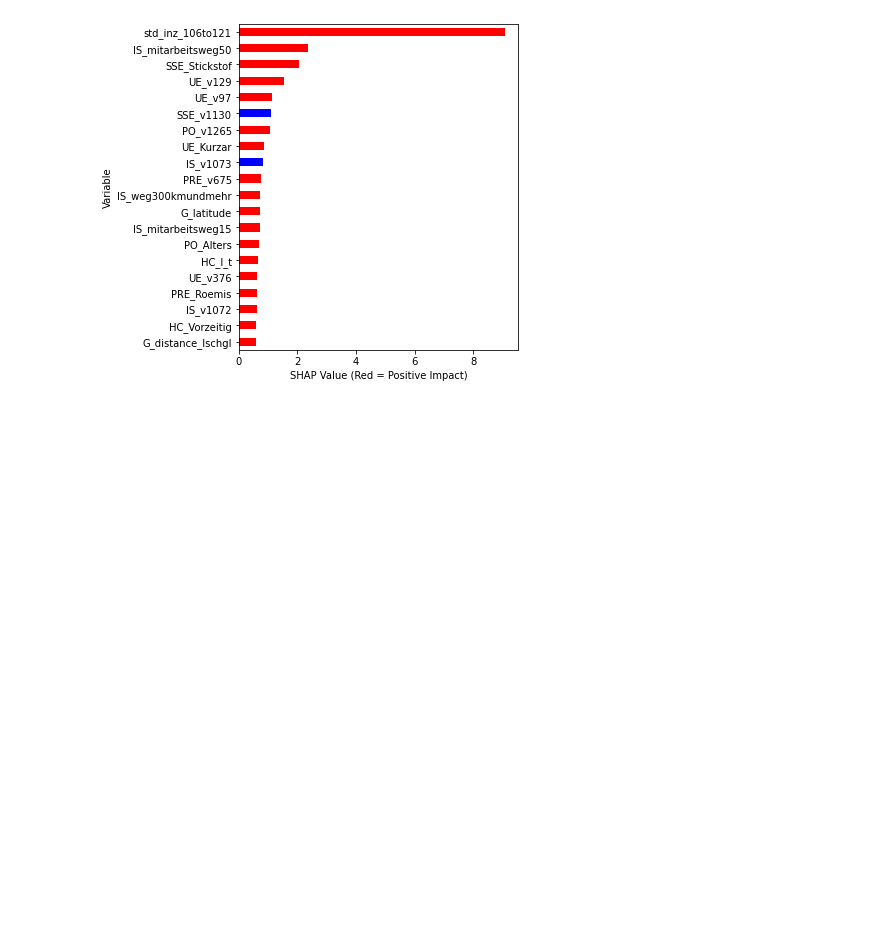
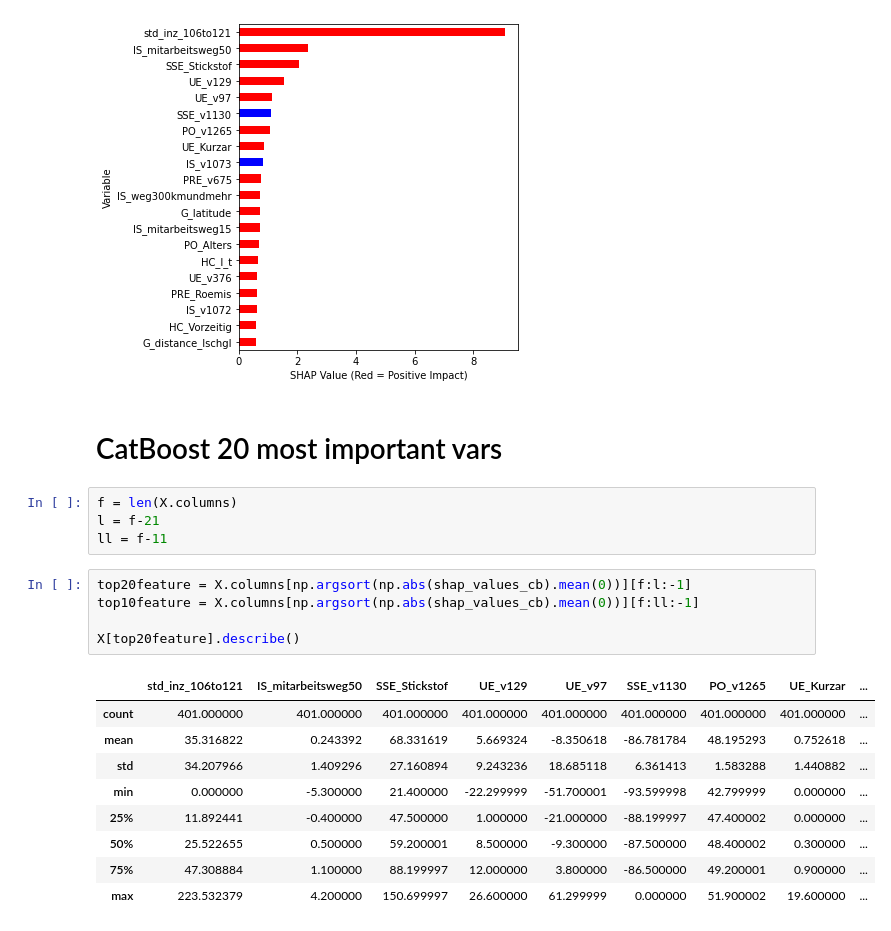
Before and after one commit to data-cr/covid19, a Jupyter notebook: SHAP_later121.ipynb, the cells around one changed output. Drawn from its saved outputs; the diff is of its cells as text; blank space fills up the shorter version.

```diff
--- a/SHAP_later121.ipynb
+++ b/SHAP_later121.ipynb
@@ -205,3 +192,24 @@ ABS_SHAP(shap_values_cb,X)
 invalid value encountered in true_divide
 invalid value encountered in true_divide
 [figure]
+# %% [markdown]
+# CatBoost 20 most important vars
+# %%
+f = len(X.columns)
+l = f-21
+ll = f-11
+# %%
+top20feature = X.columns[np.argsort(np.abs(shap_values_cb).mean(0))][f:l:-1]
+top10feature = X.columns[np.argsort(np.abs(shap_values_cb).mean(0))][f:ll:-1]
+
+X[top20feature].describe()
+# %% [output]
+|  | std_inz_106to121 | IS_mitarbeitsweg50 | SSE_Stickstof | UE_v129 | UE_v97 | SSE_v1130 | PO_v1265 | UE_Kurzar | ... |
+| count | 401.000000 | 401.000000 | 401.000000 | 401.000000 | 401.000000 | 401.000000 | 401.000000 | 401.000000 | ... |
+| mean | 35.316822 | 0.243392 | 68.331619 | 5.669324 | -8.350618 | -86.781784 | 48.195293 | 0.752618 | ... |
+| std | 34.207966 | 1.409296 | 27.160894 | 9.243236 | 18.685118 | 6.361413 | 1.583288 | 1.440882 | ... |
+| min | 0.000000 | -5.300000 | 21.400000 | -22.299999 | -51.700001 | -93.599998 | 42.799999 | 0.000000 | ... |
+| 25% | 11.892441 | -0.400000 | 47.500000 | 1.000000 | -21.000000 | -88.199997 | 47.400002 | 0.000000 | ... |
+| 50% | 25.522655 | 0.500000 | 59.200001 | 8.500000 | -9.300000 | -87.500000 | 48.400002 | 0.300000 | ... |
+| 75% | 47.308884 | 1.100000 | 88.199997 | 12.000000 | 3.800000 | -86.500000 | 49.200001 | 0.900000 | ... |
+| max | 223.532379 | 4.200000 | 150.699997 | 26.600000 | 61.299999 | 0.000000 | 51.900002 | 19.600000 | ... |
```
Also changed, not shown: parts of 16 cells of this notebook, 4 other files.
